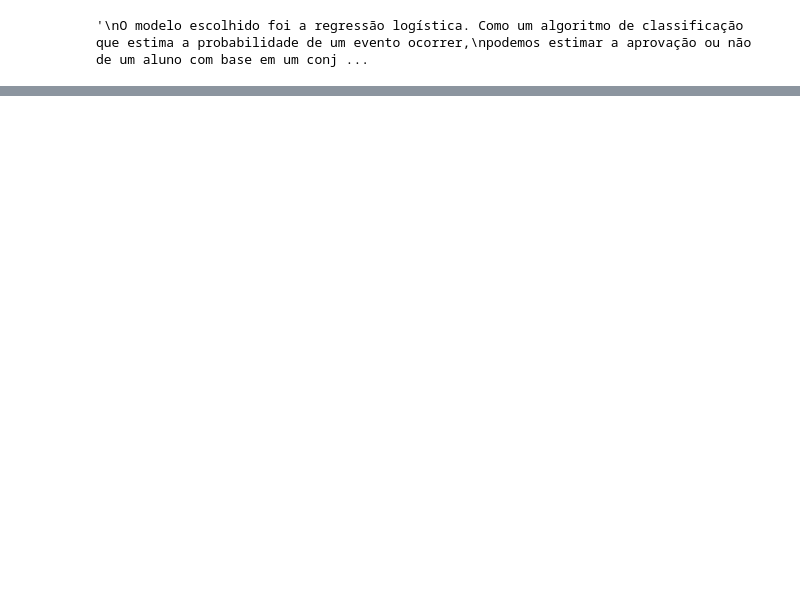
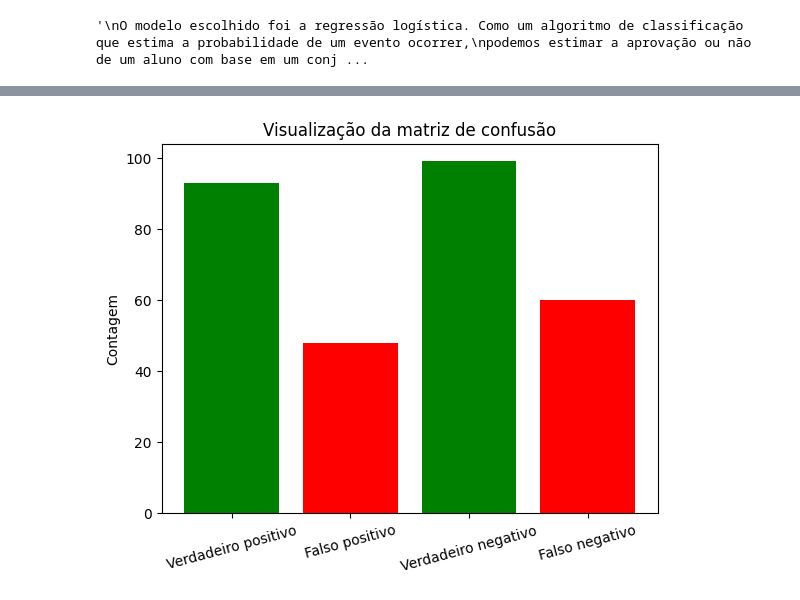
Before and after one commit to ghccalanzani/ProjetoIntegrador_III_Faesa, a Jupyter notebook: Entrega C3/Entrega_3.ipynb, the cells around one changed output, grey strips where cells are left out. Saved outputs shown, nothing was run; the diff lists cells and outputs as text; code cells hidden in the pictures; blank space fills up the shorter version.

```diff
--- a/Entrega C3/Entrega_3.ipynb
+++ b/Entrega C3/Entrega_3.ipynb
@@ -105,3 +105,23 @@ Matriz de Confusão:
 Precisão: 0.6595744680851063
 F1-score: 0.6326530612244897
 [figure]
+# %%
+# Calcular as contagens de verdadeiros positivos, falsos positivos, verdadeiros negativos e falsos negativos
+tp = np.sum((predictions == 1) & (y_test == 1))
+fp = np.sum((predictions == 1) & (y_test == 0))
+tn = np.sum((predictions == 0) & (y_test == 0))
+fn = np.sum((predictions == 0) & (y_test == 1))
+
+# Criar as barras com cores
+labels = ['Verdadeiro positivo', 'Falso positivo', 'Verdadeiro negativo', 'Falso negativo']
+counts = [tp, fp, tn, fn]
+colors = ['green', 'red', 'green', 'red']
+
+plt.bar(labels, counts, color=colors)
+
+plt.xticks(rotation=15)  # Rotacionar o texto em 15°
+plt.ylabel('Contagem')
+plt.title('Visualização da matriz de confusão')
+plt.show()
+# %% [output]
+[figure, added]
```
Also changed, not shown: parts of 2 cells of this notebook.
